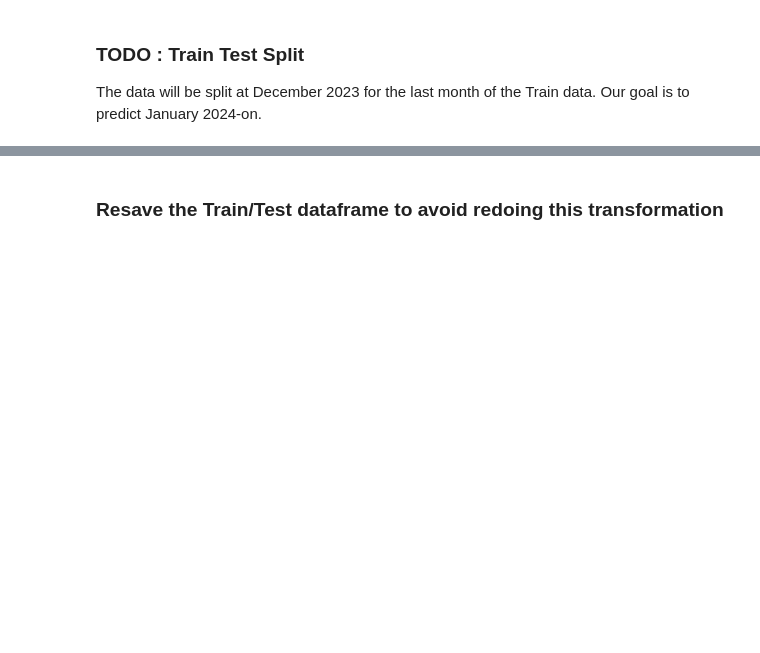
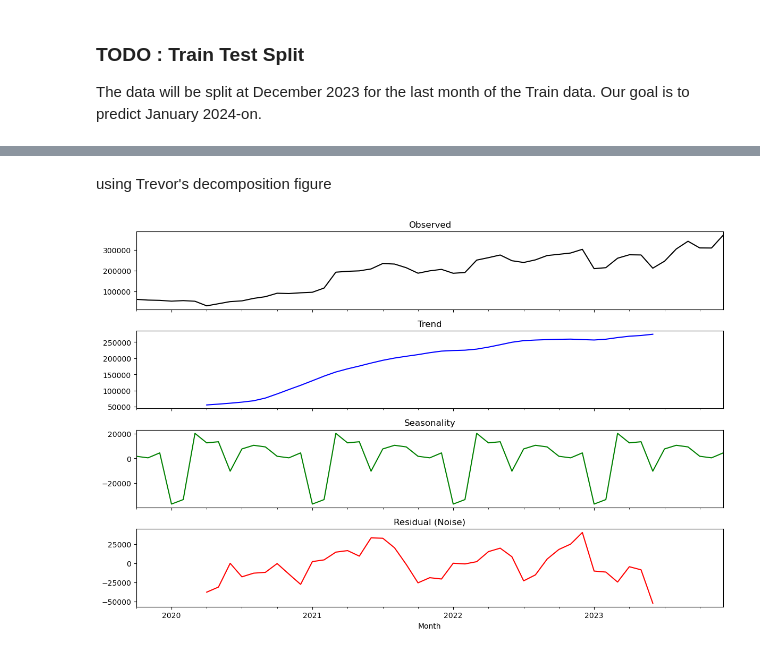
Before and after one commit to alanklin/AA-Capstone, a Jupyter notebook: Code/Notebooks/week3_eda.ipynb, the cells around one changed output, grey strips where cells are left out. Cells and saved outputs as stored; diff of their text form; code cells hidden in the pictures; blank space fills up the shorter version.

```diff
--- a/Code/Notebooks/week3_eda.ipynb
+++ b/Code/Notebooks/week3_eda.ipynb
@@ -105,2 +99,0 @@ test_df.head()
-# %% [markdown]
-### Resave the Train/Test dataframe to avoid redoing this transformation
@@ -109,0 +100,27 @@ test_df.to_csv(sector_data_csv_path_test, index=False)
+# %% [markdown]
+using Trevor's decomposition figure
+# %%
+import pandas as pd
+from statsmodels.tsa.seasonal import seasonal_decompose
+
+# Ensure YearDate is a datetime type and set as index
+#train_df["Year-Date"] = pd.to_datetime(train_df["Year-Date"])
+df_time = train_df.groupby("Year-Date")["Encounter Count"].sum().reset_index()
+df_time.set_index("Year-Date", inplace=True)
+
+# Decompose the time series
+decomp = seasonal_decompose(df_time["Encounter Count"], model="additive", period=12)  # period=12 for yearly seasonality
+
+# Plot the decomposition
+fig, axes = plt.subplots(4, 1, figsize=(12, 8), sharex=True)
+
+decomp.observed.plot(ax=axes[0], title="Observed", color='black')
+decomp.trend.plot(ax=axes[1], title="Trend", color='blue')
+decomp.seasonal.plot(ax=axes[2], title="Seasonality", color='green')
+decomp.resid.plot(ax=axes[3], title="Residual (Noise)", color='red')
+
+plt.xlabel("Month")
+plt.tight_layout()
+plt.show()
+# %% [output]
+[figure, added]
```
Also changed, not shown: parts of 9 cells of this notebook.
